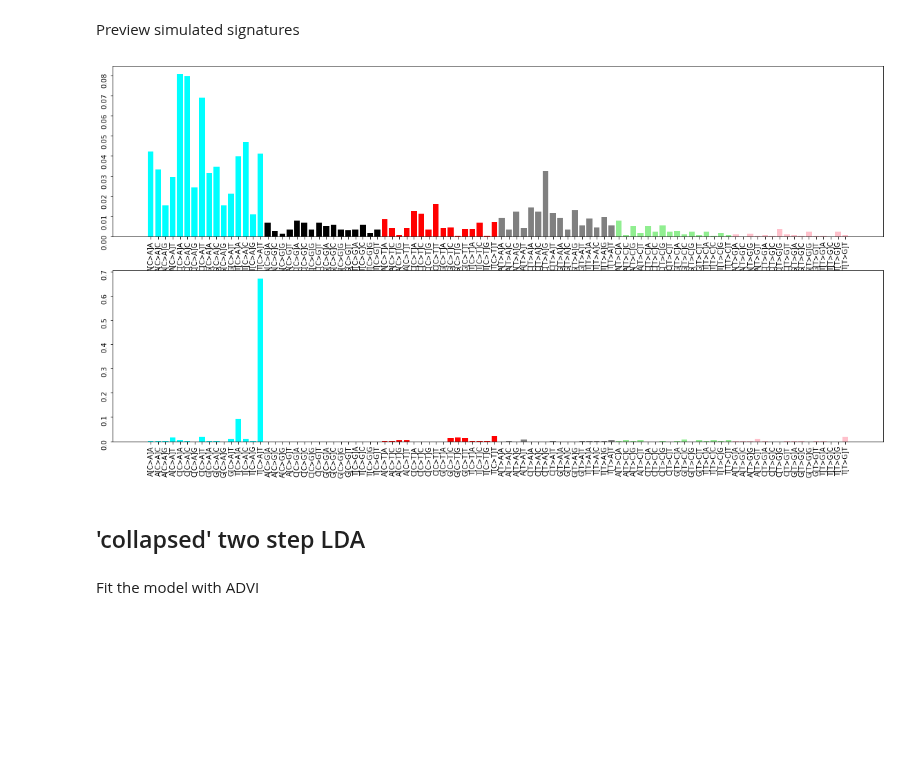
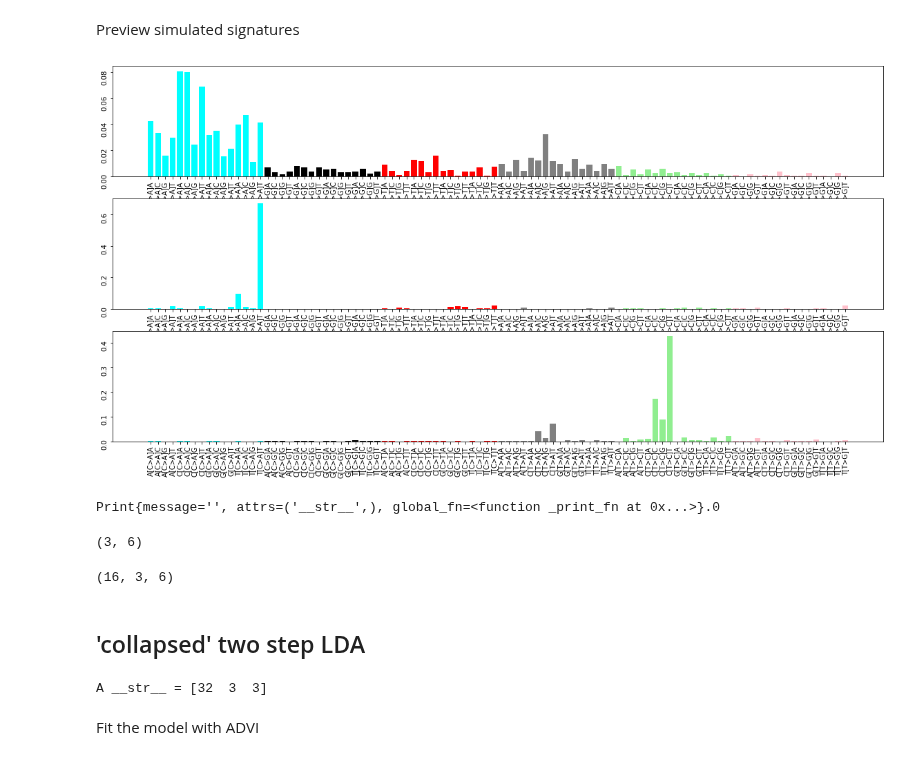
Before and after one commit to morrislab/damuta, a Jupyter notebook: advi_cosmic.ipynb, the cells around one changed output. Saved outputs shown, nothing was run; the diff lists cells and outputs as text; code cells hidden in the pictures; blank space fills up the shorter version.

```diff
--- a/advi_cosmic.ipynb
+++ b/advi_cosmic.ipynb
@@ -21,9 +23,9 @@ Generate Data
 # %%
 C = 32
 M = 3
-J = 2
-K = 2
-N = np.array([10000] * 100)
+J = 3
+K = 3
+N = np.array([10000] * 20)
 S = len(N)
 
 # Hyper-parameter for priors
@@ -33,8 +35,8 @@ gamma = np.ones(K) * 0.1
 beta = np.ones((K,4)) * 0.1
 
 # cosmic signatures => no generative phi/eta
-# use tau for activities
-cosmic = pd.read_csv('~/data/cosmic/sigProfiler_SBS_signatures_2019_05_22.csv', index_col = [0,1]).to_numpy().T[[3, 12]]
-I = cosmic.shape[0]
-tau_gen = pm.Dirichlet.dist(a=np.ones(I) * 0.1).random(size = S)
+# use tau_act for activities
+tau = pd.read_csv('~/data/cosmic/sigProfiler_SBS_signatures_2019_05_22.csv', index_col = [0,1]).to_numpy().T[[3, 12, 20]]
+I = tau.shape[0]
+tau_activities = pm.Dirichlet.dist(a=np.ones(I) * 0.1).random(size = S)
 # %%
@@ -60,10 +83,10 @@ mut96 = ['A[C>A]A', 'A[C>A]C', 'A[C>A]G', 'A[C>A]T', 'C[C>A]A', 'C[C>A]C', 'C[C>
 # %%
 plt.figure(figsize=(20,10))
 l=0
 for i in range(I):
     l += 1
     plt.subplot(I,1,l)
-    plt.bar(mut96, cosmic[i], color=np.repeat(['cyan', 'black', 'red', 'grey', 'lightgreen', 'pink'], 16))
+    plt.bar(mut96, tau[i], color=np.repeat(['cyan', 'black', 'red', 'grey', 'lightgreen', 'pink'], 16))
     plt.tick_params(labelsize=10, rotation=90)
 # %% [output]
-[figure, old version]
+[figure, new version]
@@ -70,3 +111,15 @@ for i in range(I):
+# %%
+tt.printing.Print()(np.exp(pm.Normal.dist().logp(1)))
+# %% [output]
+Print{message='', attrs=('__str__',), global_fn=<function _print_fn at 0x...>}.0
+# %%
+get_etas(tau).shape
+# %% [output]
+(3, 6)
+# %%
+np.stack([get_etas(tau)] * 16).shape
+# %% [output]
+(16, 3, 6)
 # %% [markdown]
 ## 'collapsed' two step LDA
 # %%
@@ -82,10 +135,12 @@ with pm.Model() as collapsed_model:
     B = pm.Deterministic("B", (pm.math.matrix_dot(theta, phi)[:,:,None] * \
                                pm.math.matrix_dot(tt.batched_dot(theta,A),eta)).reshape((S, -1)))
 
+    tt.printing.Print('A')(eta.shape)
 
     # mutation counts
-    for s in range(S):
-        pm.Multinomial(f'sample_{s}', n = N[s], p = B , observed=data[s])
+    pm.Multinomial('corpus', n = N.reshape(S,1), p = B , observed=data)
+# %% [output]
+A __str__ = [32  3  3]
 # %% [markdown]
 Fit the model with ADVI
 # %%
```
Also changed, not shown: parts of 26 cells of this notebook.
